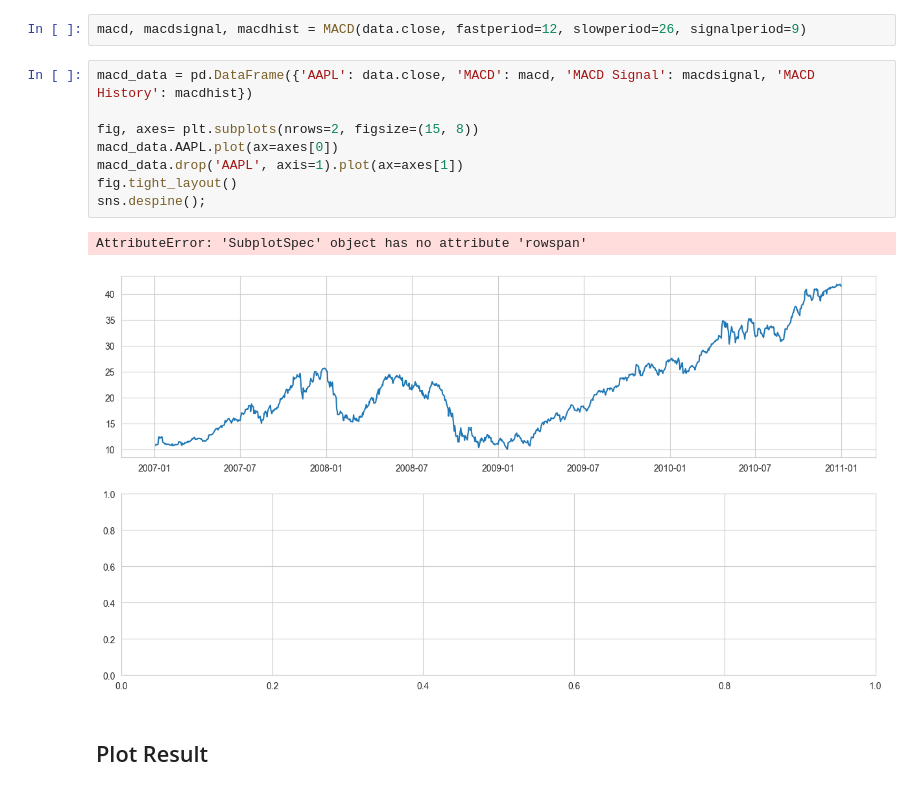
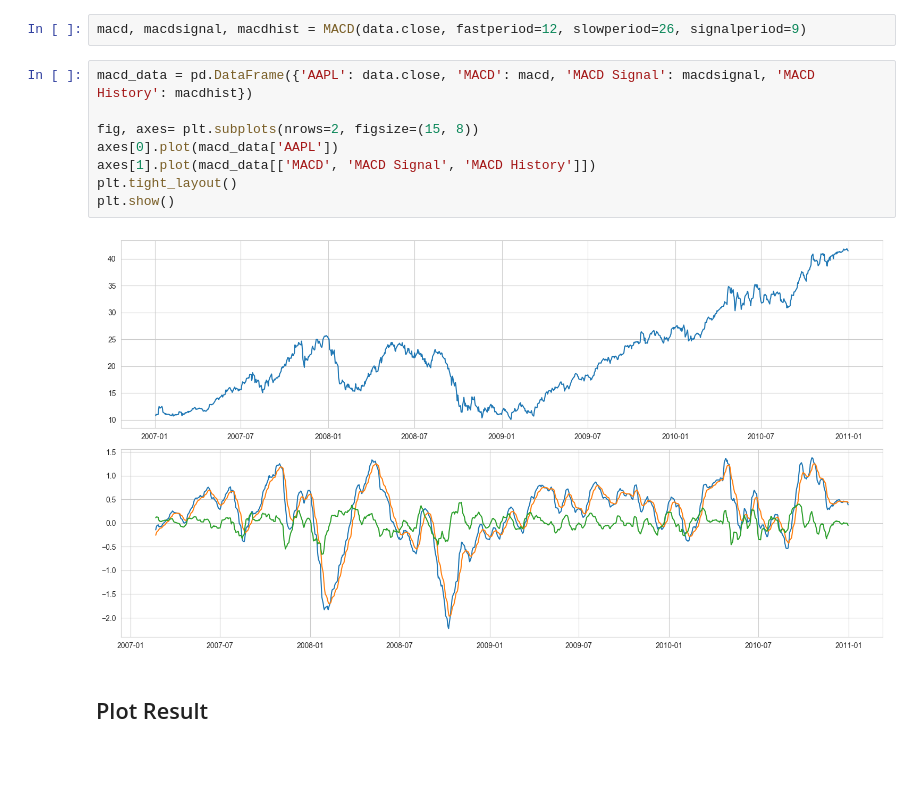
Before and after one commit to yuanxing-z/machine-learning-for-trading, a Jupyter notebook: 04_alpha_factor_research/02_how_to_use_talib.ipynb, the cells around one changed output. Drawn from its saved outputs; the diff is of its cells as text; blank space fills up the shorter version.

```diff
--- a/04_alpha_factor_research/02_how_to_use_talib.ipynb
+++ b/04_alpha_factor_research/02_how_to_use_talib.ipynb
@@ -77,14 +77,13 @@ macd, macdsignal, macdhist = MACD(data.close, fastperiod=12, slowperiod=26, sign
 # %%
 macd_data = pd.DataFrame({'AAPL': data.close, 'MACD': macd, 'MACD Signal': macdsignal, 'MACD History': macdhist})
 
 fig, axes= plt.subplots(nrows=2, figsize=(15, 8))
-macd_data.AAPL.plot(ax=axes[0])
-macd_data.drop('AAPL', axis=1).plot(ax=axes[1])
-fig.tight_layout()
-sns.despine();
+axes[0].plot(macd_data['AAPL'])
+axes[1].plot(macd_data[['MACD', 'MACD Signal', 'MACD History']])
+plt.tight_layout()
+plt.show()
 # %% [output]
-AttributeError: 'SubplotSpec' object has no attribute 'rowspan'
-[figure, old version]
+[figure, new version]
 # %% [markdown]
 ## Plot Result
 # %%
```
Also changed, not shown: parts of 1 cell of this notebook, 2 other files.
